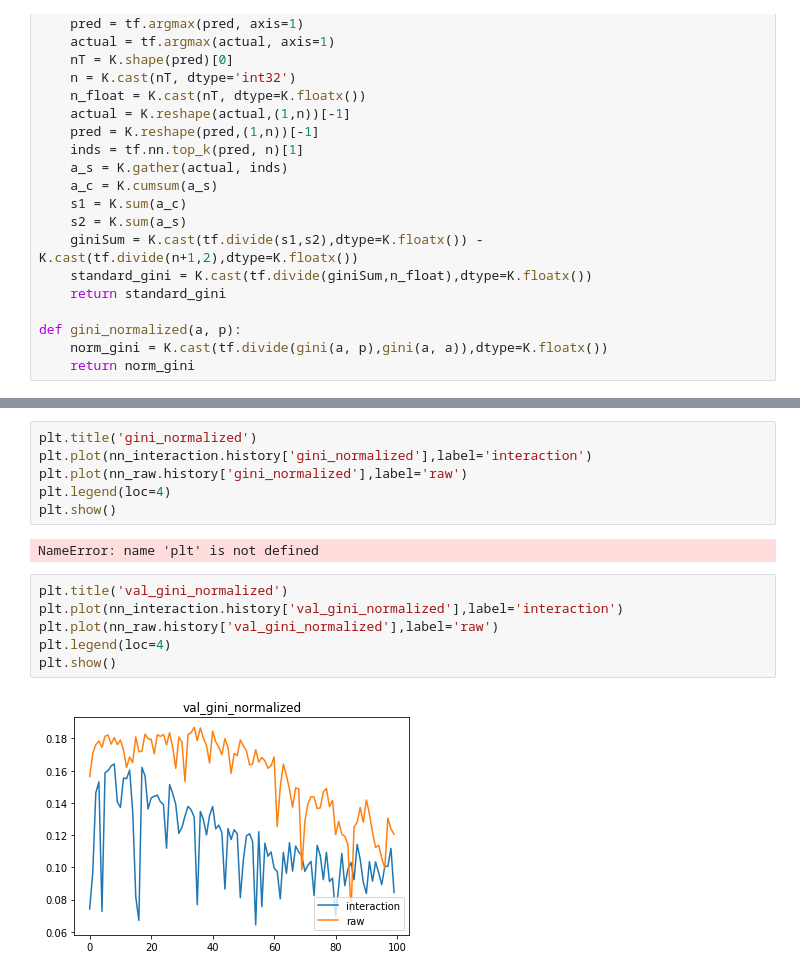
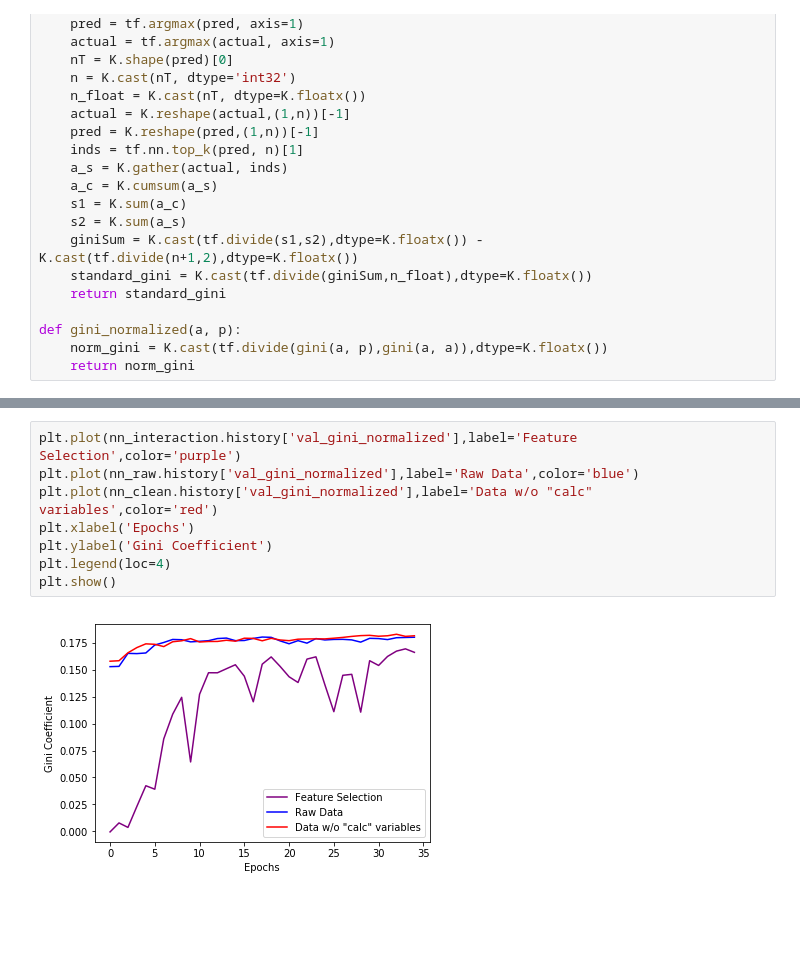
Before and after one commit to GreysonL/MIT6.867, a Jupyter notebook: Code/Real Data Prediction 2.ipynb, the cells around one changed output, grey strips where cells are left out. Drawn from its saved outputs; the diff is of its cells as text; blank space fills up the shorter version.

```diff
--- a/Code/Real Data Prediction 2.ipynb
+++ b/Code/Real Data Prediction 2.ipynb
@@ -202,16 +227,10 @@ plt.show()
 # %%
-plt.title('gini_normalized')
-plt.plot(nn_interaction.history['gini_normalized'],label='interaction')
-plt.plot(nn_raw.history['gini_normalized'],label='raw')
+plt.plot(nn_interaction.history['val_gini_normalized'],label='Feature Selection',color='purple')
+plt.plot(nn_raw.history['val_gini_normalized'],label='Raw Data',color='blue')
+plt.plot(nn_clean.history['val_gini_normalized'],label='Data w/o "calc" variables',color='red')
+plt.xlabel('Epochs')
+plt.ylabel('Gini Coefficient')
 plt.legend(loc=4)
 plt.show()
 # %% [output]
-NameError: name 'plt' is not defined
+[figure, added]
-# %%
-plt.title('val_gini_normalized')
-plt.plot(nn_interaction.history['val_gini_normalized'],label='interaction')
-plt.plot(nn_raw.history['val_gini_normalized'],label='raw')
-plt.legend(loc=4)
-plt.show()
-# %% [output]
-[figure, removed]
```
Also changed, not shown: parts of 9 cells of this notebook, 7 other files.
